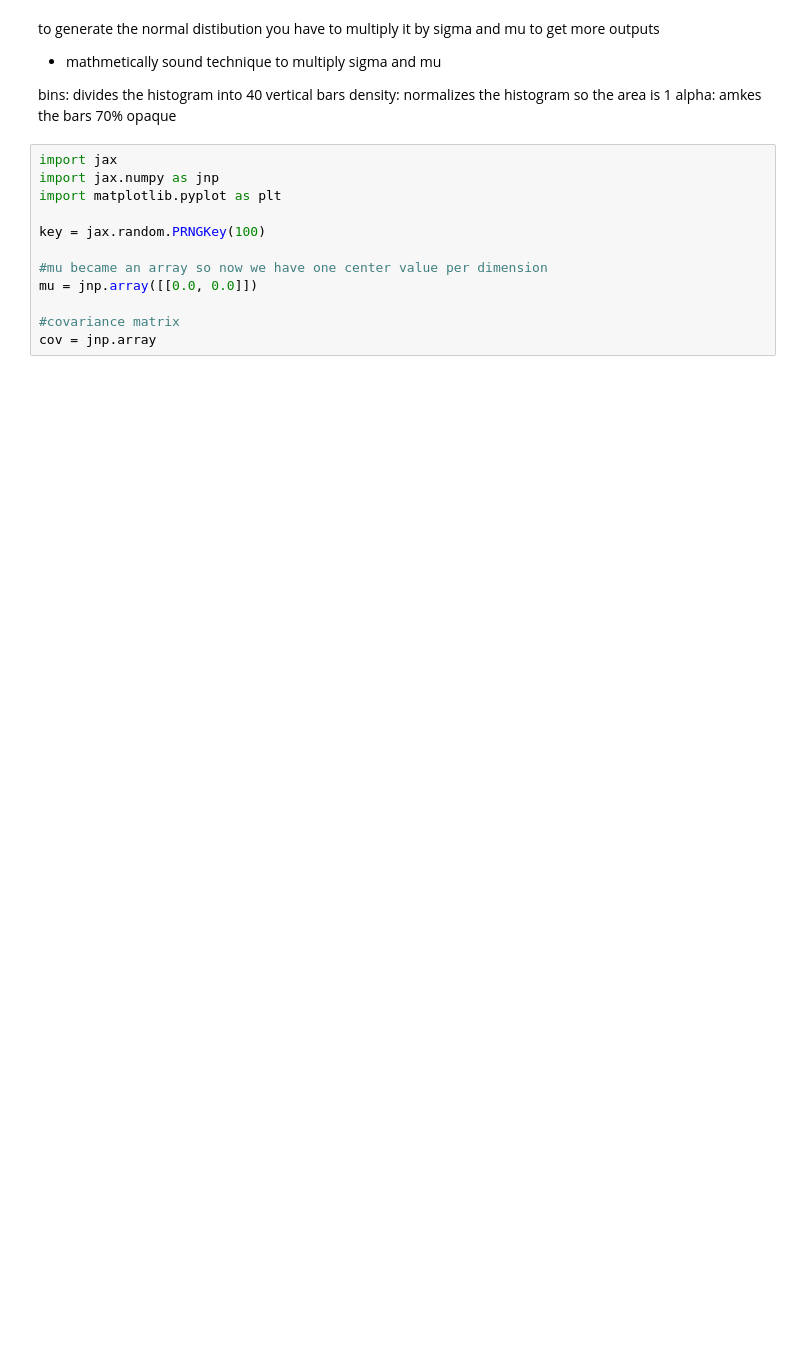
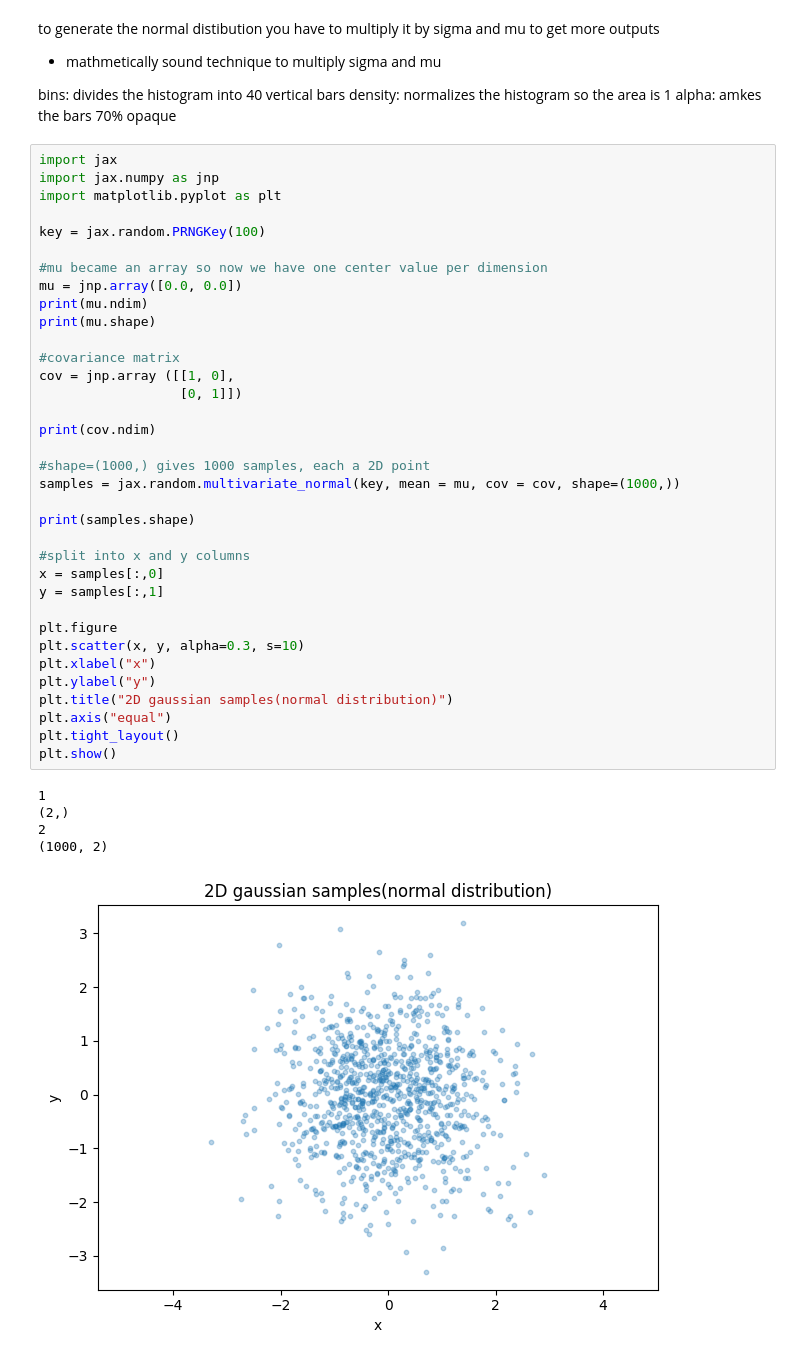
Before and after one commit to mbayie/Summer-Quantum-Research, a Jupyter notebook: week 2 notes/random_sample_Jax.ipynb, the cells around one changed output. Drawn from its saved outputs; the diff is of its cells as text; blank space fills up the shorter version.

```diff
--- a/week 2 notes/random_sample_Jax.ipynb
+++ b/week 2 notes/random_sample_Jax.ipynb
@@ -45,12 +45,41 @@ alpha: amkes the bars 70% opaque
 # %%
 import jax
 import jax.numpy as jnp
 import matplotlib.pyplot as plt
 
 key = jax.random.PRNGKey(100)
 
 #mu became an array so now we have one center value per dimension
-mu = jnp.array([[0.0, 0.0]])
+mu = jnp.array([0.0, 0.0])
+print(mu.ndim)
+print(mu.shape)
 
 #covariance matrix
-cov = jnp.array
+cov = jnp.array ([[1, 0],
+                  [0, 1]])
+
+print(cov.ndim)
+
+#shape=(1000,) gives 1000 samples, each a 2D point
+samples = jax.random.multivariate_normal(key, mean = mu, cov = cov, shape=(1000,))
+
+print(samples.shape)
+
+#split into x and y columns
+x = samples[:,0]
+y = samples[:,1]
+
+plt.figure
+plt.scatter(x, y, alpha=0.3, s=10)
+plt.xlabel("x")
+plt.ylabel("y")
+plt.title("2D gaussian samples(normal distribution)")
+plt.axis("equal")
+plt.tight_layout()
+plt.show()
+# %% [output]
+1
+(2,)
+2
+(1000, 2)
+[figure, added]
```
Also changed, not shown: parts of 3 cells of this notebook.
